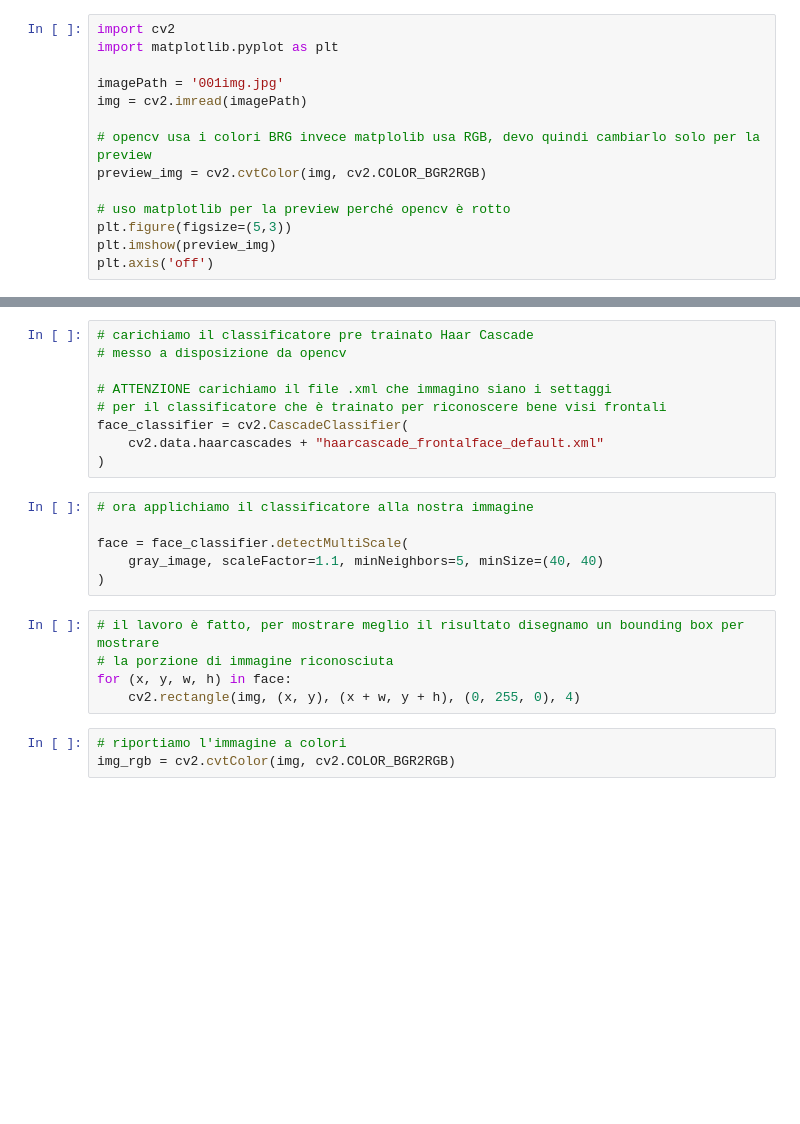
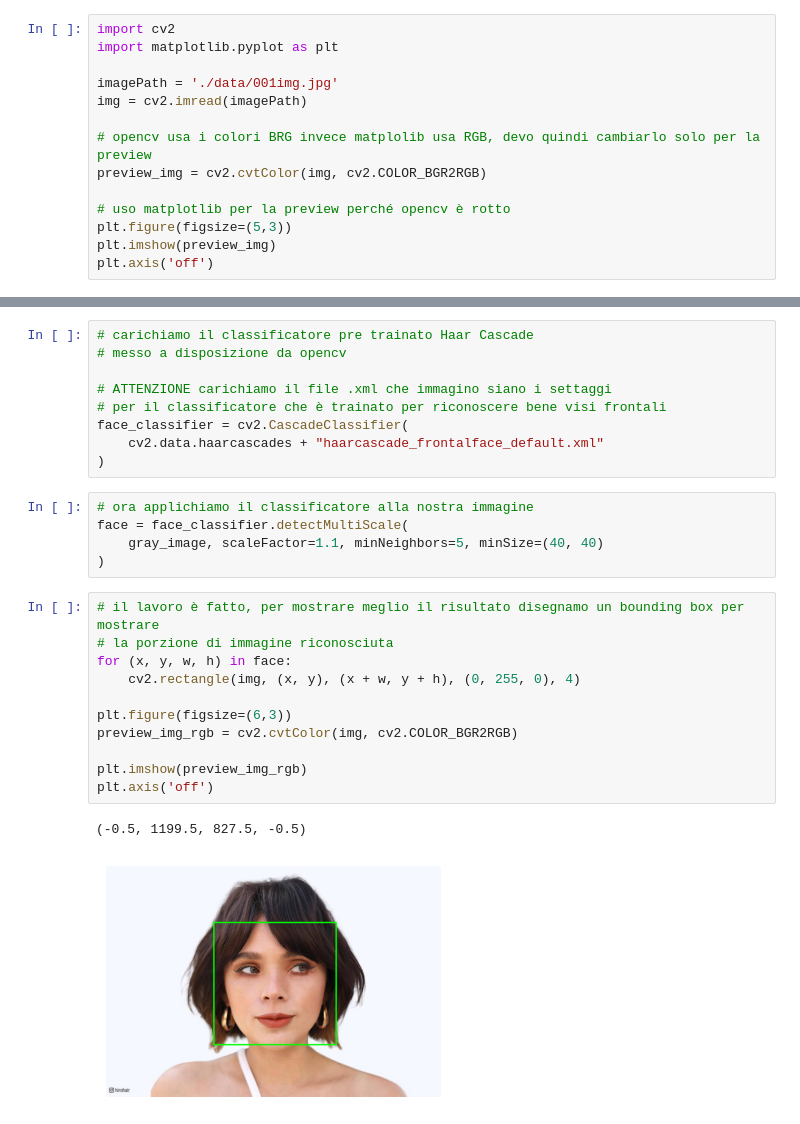
Before and after one commit to CiZ01/ailab-project-emotion-recognition, a Jupyter notebook: face-detection-test.ipynb, the cells around one changed output, grey strips where cells are left out. Cells and saved outputs as stored; diff of their text form; blank space fills up the shorter version.

```diff
--- a/face-detection-test.ipynb
+++ b/face-detection-test.ipynb
@@ -2,7 +2,7 @@
 import cv2
 import matplotlib.pyplot as plt
 
-imagePath = '001img.jpg'
+imagePath = './data/001img.jpg'
 img = cv2.imread(imagePath)
 
 # opencv usa i colori BRG invece matplolib usa RGB, devo quindi cambiarlo solo per la preview
@@ -38,15 +38,20 @@ face_classifier = cv2.CascadeClassifier(
 )
 # %%
 # ora applichiamo il classificatore alla nostra immagine
-
 face = face_classifier.detectMultiScale(
     gray_image, scaleFactor=1.1, minNeighbors=5, minSize=(40, 40)
 )
 # %%
 # il lavoro è fatto, per mostrare meglio il risultato disegnamo un bounding box per mostrare
 # la porzione di immagine riconosciuta
 for (x, y, w, h) in face:
     cv2.rectangle(img, (x, y), (x + w, y + h), (0, 255, 0), 4)
+
+plt.figure(figsize=(6,3))
+preview_img_rgb = cv2.cvtColor(img, cv2.COLOR_BGR2RGB)
+
+plt.imshow(preview_img_rgb)
+plt.axis('off')
+# %% [output]
+(-0.5, 1199.5, 827.5, -0.5)
+[figure, added]
-# %%
-# riportiamo l'immagine a colori
-img_rgb = cv2.cvtColor(img, cv2.COLOR_BGR2RGB)
```
Also changed, not shown: parts of 1 cell of this notebook, 6 other files.
